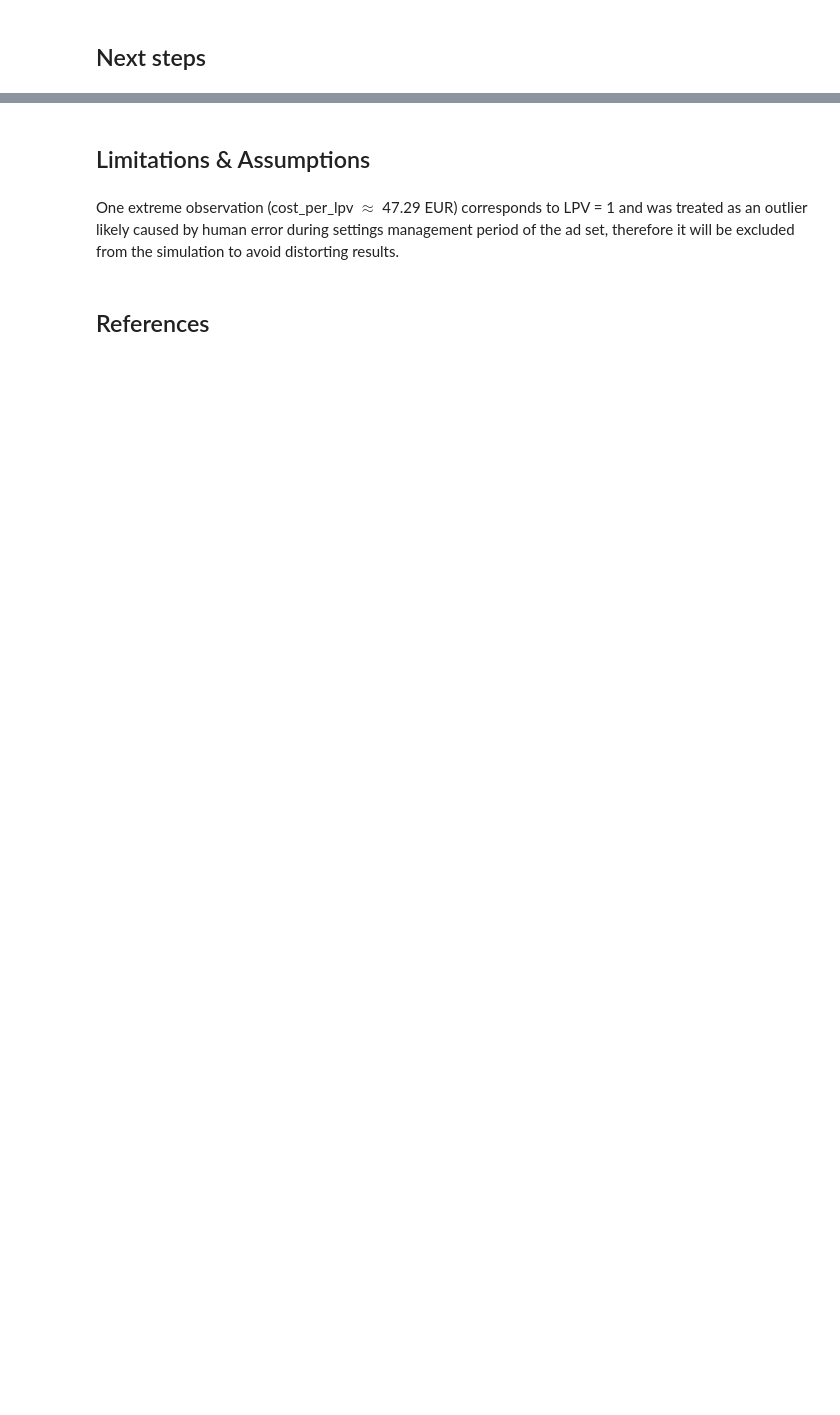
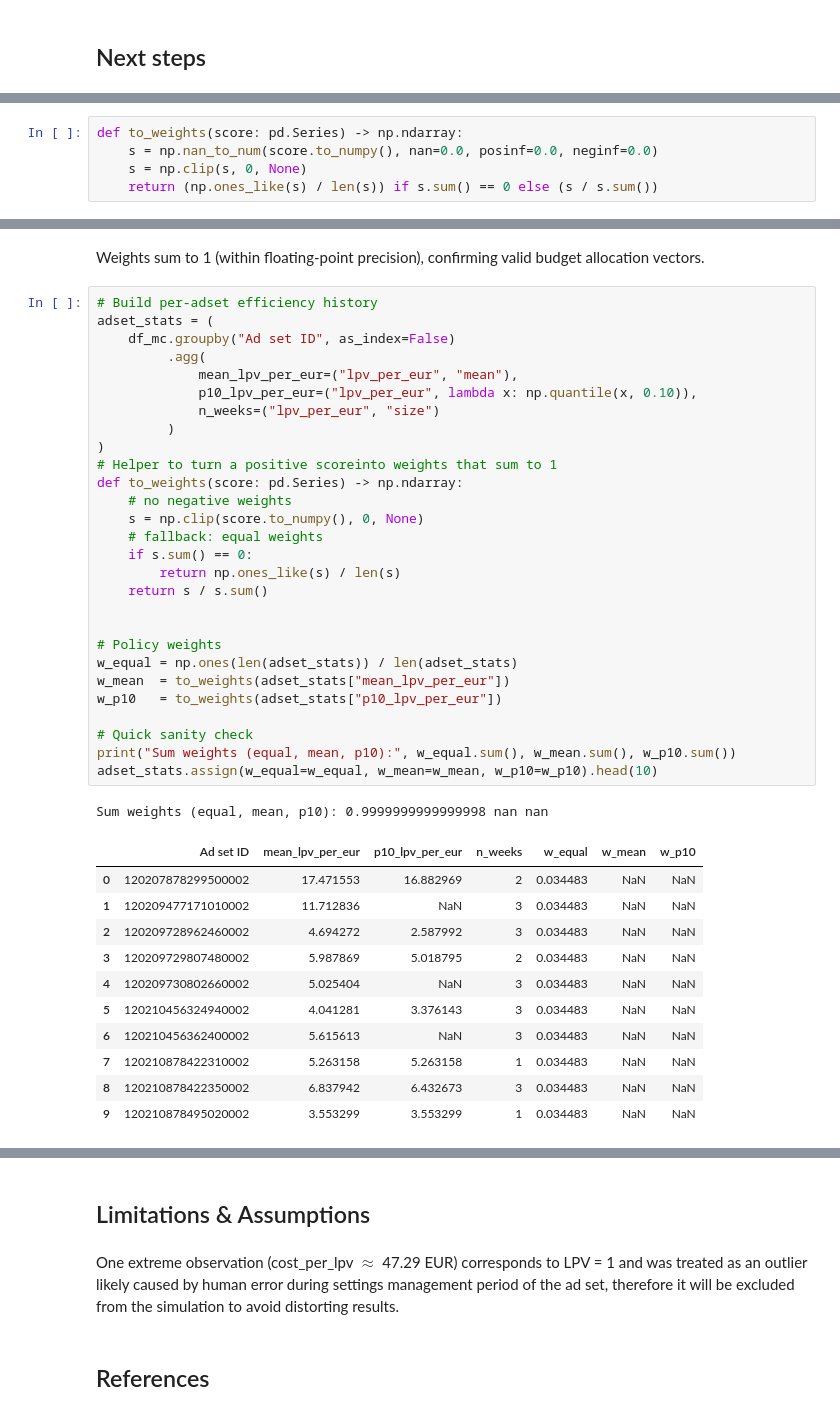
Before and after one commit to AleksM654/project, a Jupyter notebook: notebooks/digital_marketing_budget_allocation_under_uncertainty.ipynb, the cells around one changed output, grey strips where cells are left out. Saved outputs shown, nothing was run; the diff lists cells and outputs as text; blank space fills up the shorter version.

```diff
--- a/notebooks/digital_marketing_budget_allocation_under_uncertainty.ipynb
+++ b/notebooks/digital_marketing_budget_allocation_under_uncertainty.ipynb
@@ -366,0 +468,5 @@ Original rows: 83 | Simulation rows: 82
+# %%
+def to_weights(score: pd.Series) -> np.ndarray:
+    s = np.nan_to_num(score.to_numpy(), nan=0.0, posinf=0.0, neginf=0.0)
+    s = np.clip(s, 0, None)
+    return (np.ones_like(s) / len(s)) if s.sum() == 0 else (s / s.sum())
@@ -366,0 +481,43 @@ Original rows: 83 | Simulation rows: 82
+# %% [markdown]
+Weights sum to 1 (within floating-point precision), confirming valid budget allocation vectors.
+# %%
+# Build per-adset efficiency history
+adset_stats = (
+    df_mc.groupby("Ad set ID", as_index=False)
+         .agg(
+             mean_lpv_per_eur=("lpv_per_eur", "mean"),
+             p10_lpv_per_eur=("lpv_per_eur", lambda x: np.quantile(x, 0.10)),
+             n_weeks=("lpv_per_eur", "size")
+         )
+)
+# Helper to turn a positive scoreinto weights that sum to 1
+def to_weights(score: pd.Series) -> np.ndarray:
+    # no negative weights
+    s = np.clip(score.to_numpy(), 0, None)
+    # fallback: equal weights
+    if s.sum() == 0:
+        return np.ones_like(s) / len(s)
+    return s / s.sum()
+
+
+# Policy weights
+w_equal = np.ones(len(adset_stats)) / len(adset_stats)
+w_mean  = to_weights(adset_stats["mean_lpv_per_eur"])
+w_p10   = to_weights(adset_stats["p10_lpv_per_eur"])
+
+# Quick sanity check
+print("Sum weights (equal, mean, p10):", w_equal.sum(), w_mean.sum(), w_p10.sum())
+adset_stats.assign(w_equal=w_equal, w_mean=w_mean, w_p10=w_p10).head(10)
+# %% [output]
+Sum weights (equal, mean, p10): 0.9999999999999998 nan nan
+|  | Ad set ID | mean_lpv_per_eur | p10_lpv_per_eur | n_weeks | w_equal | w_mean | w_p10 |
+| 0 | 120207878299500002 | 17.471553 | 16.882969 | 2 | 0.034483 | NaN | NaN |
+| 1 | 120209477171010002 | 11.712836 | NaN | 3 | 0.034483 | NaN | NaN |
+| 2 | 120209728962460002 | 4.694272 | 2.587992 | 3 | 0.034483 | NaN | NaN |
+| 3 | 120209729807480002 | 5.987869 | 5.018795 | 2 | 0.034483 | NaN | NaN |
+| 4 | 120209730802660002 | 5.025404 | NaN | 3 | 0.034483 | NaN | NaN |
+| 5 | 120210456324940002 | 4.041281 | 3.376143 | 3 | 0.034483 | NaN | NaN |
+| 6 | 120210456362400002 | 5.615613 | NaN | 3 | 0.034483 | NaN | NaN |
+| 7 | 120210878422310002 | 5.263158 | 5.263158 | 1 | 0.034483 | NaN | NaN |
+| 8 | 120210878422350002 | 6.837942 | 6.432673 | 3 | 0.034483 | NaN | NaN |
+| 9 | 120210878495020002 | 3.553299 | 3.553299 | 1 | 0.034483 | NaN | NaN |
```
Also changed, not shown: parts of 24 cells of this notebook.
